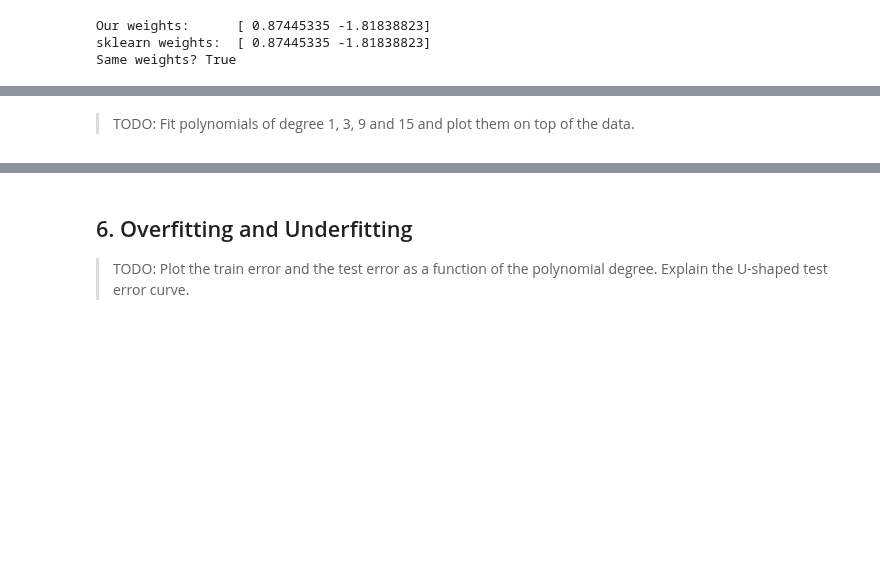
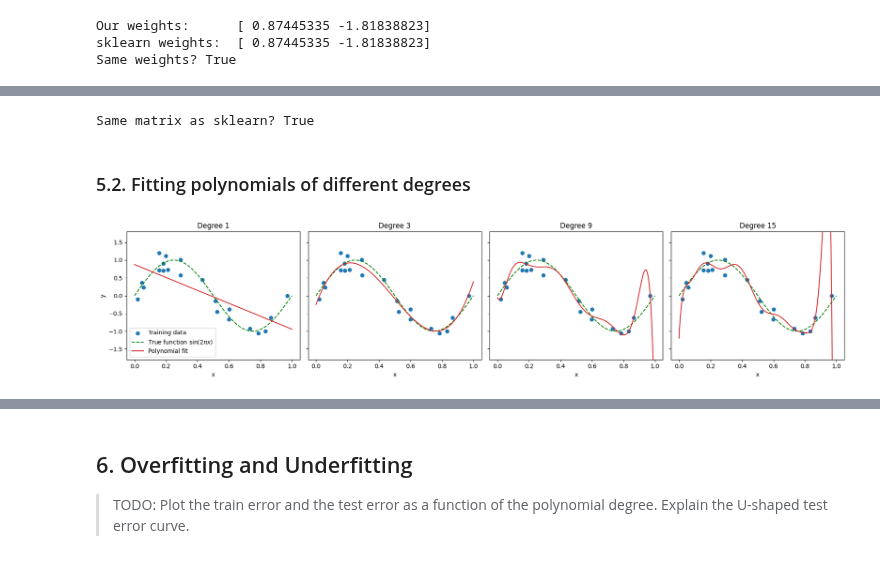
Before and after one commit to eleonorakuteva/overfitting-and-regularization, a Jupyter notebook: main.ipynb, the cells around one changed output, grey strips where cells are left out. Cells and saved outputs as stored; diff of their text form; code cells hidden in the pictures; blank space fills up the shorter version.

Commit message:
Add polynomial regression with the Vandermonde design matrix

```diff
--- a/main.ipynb
+++ b/main.ipynb
@@ -330,7 +343,41 @@ def polynomial_features(x, degree):
     """
     Returns the matrix [1, x, x^2, ..., x^degree]
     """
-    # Write your code here
-    pass
+    return np.column_stack([x ** k for k in range(degree + 1)])
-# %% [markdown]
-> TODO: Fit polynomials of degree 1, 3, 9 and 15 and plot them on top of the data.
+# %%
+# sklearn expects x as a column (2D array)
+x_train_column = x_train.reshape(-1, 1)
+sk_poly = PolynomialFeatures(degree=3).fit_transform(x_train_column)
+
+print("Same matrix as sklearn?", np.allclose(polynomial_features(x_train, 3), sk_poly))
+# %% [output]
+Same matrix as sklearn? True
+# %% [markdown]
+### 5.2. Fitting polynomials of different degrees
+# %%
+degrees = [1, 3, 9, 15]
+fig, axes = plt.subplots(1, 4, figsize=(18, 4), sharey=True)
+
+for ax, degree in zip(axes, degrees):
+    # 1. Build the design matrices
+    X_train_poly = polynomial_features(x_train, degree)
+    X_plot_poly = polynomial_features(x_plot, degree)
+
+    # 2. Fit on the training data and predict on the smooth x_plot
+    w_poly = fit_linear_regression(X_train_poly, y_train)
+    y_plot_poly = predict(X_plot_poly, w_poly)
+
+    # 3. Plot
+    ax.scatter(x_train, y_train, color="tab:blue", label="Training data")
+    ax.plot(x_plot, true_function(x_plot), "g--", label=r"True function $\sin(2\pi x)$")
+    ax.plot(x_plot, y_plot_poly, color="tab:red", label="Polynomial fit")
+    ax.set_title(f"Degree {degree}")
+    ax.set_xlabel("x")
+    ax.set_ylim(-1.8, 1.8)
+
+axes[0].set_ylabel("y")
+axes[0].legend(loc="lower left")
+plt.tight_layout()
+plt.show()
+# %% [output]
+[figure, added]
```
Also changed, not shown: parts of 3 cells of this notebook.
